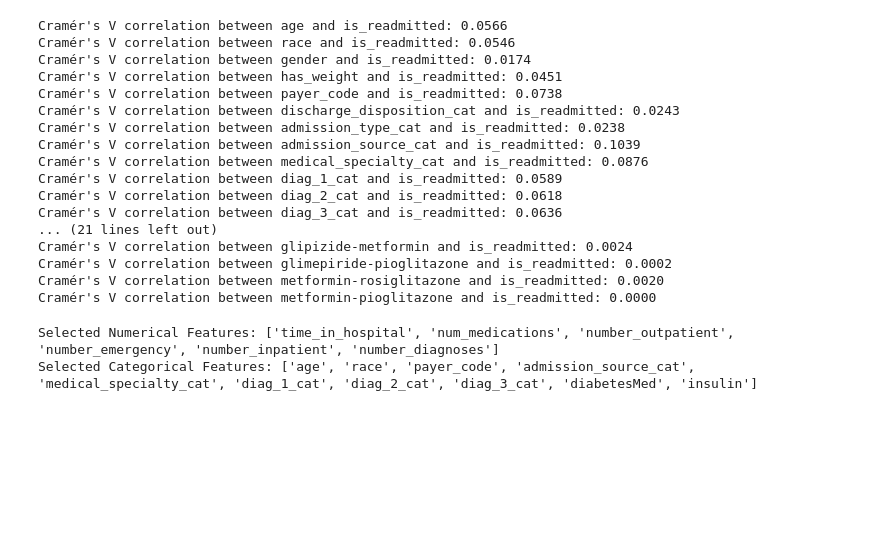
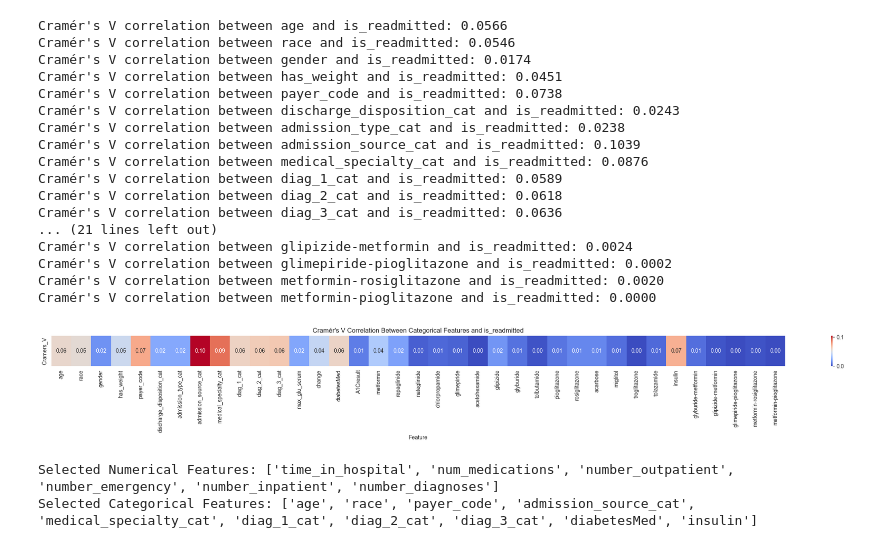
Before and after one commit to sigma1326/BigDataUnibo, a Jupyter notebook: big-data-course.ipynb, the cells around one changed output. Saved outputs shown, nothing was run; the diff lists cells and outputs as text; code cells hidden in the pictures; blank space fills up the shorter version.

```diff
--- a/big-data-course.ipynb
+++ b/big-data-course.ipynb
@@ -1426,6 +1469,20 @@ Cramér's V correlation between glipizide-metformin and is_readmitted: 0.0024
 Cramér's V correlation between glimepiride-pioglitazone and is_readmitted: 0.0002
 Cramér's V correlation between metformin-rosiglitazone and is_readmitted: 0.0020
 Cramér's V correlation between metformin-pioglitazone and is_readmitted: 0.0000
+# %%
+# Convert results to a Pandas DataFrame for visualization
+corr_df = pd.DataFrame(list(cat_corr.items()), columns=["Feature", "Cramers_V"])
+
+# Pivot the DataFrame for the heatmap
+heatmap_data = corr_df.set_index("Feature").T
+
+# Plot the heatmap
+plt.figure(figsize=(30, 1))
+sns.heatmap(heatmap_data, annot=True, cmap="coolwarm", cbar=True, fmt=".2f")
+plt.title("Cramér's V Correlation Between Categorical Features and is_readmitted")
+plt.show()
+# %% [output]
+[figure, added]
 # %%
 # Threshold for correlation (adjust based on dataset)
 correlation_threshold = 0.05
```
Also changed, not shown: parts of 30 cells of this notebook.
